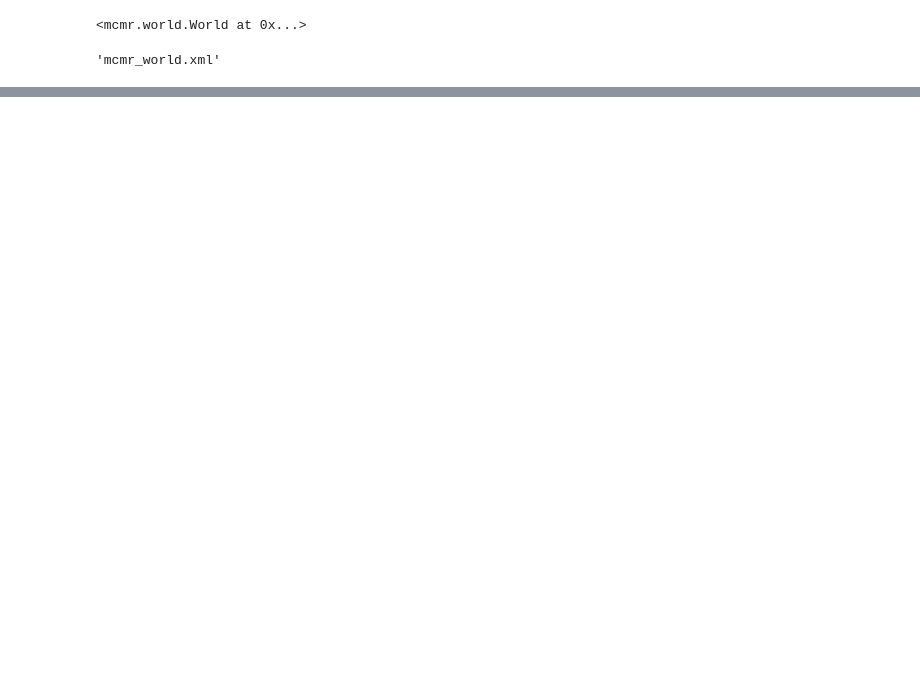
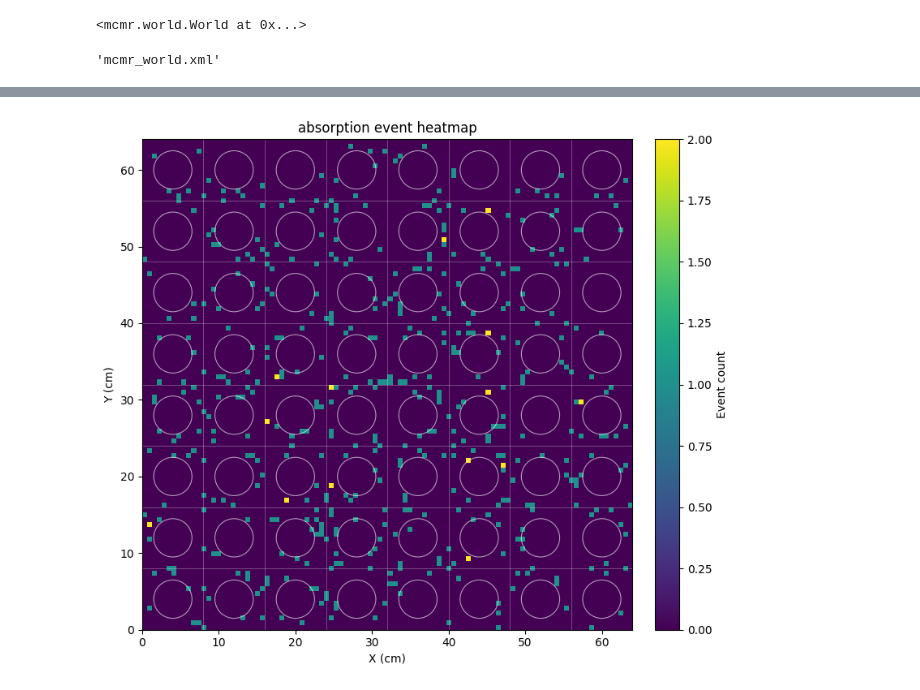
Before and after one commit to DrakinoTora/MCMR, a Jupyter notebook: demo/CE manual/manual.ipynb, the cells around one changed output, grey strips where cells are left out. Saved outputs shown, nothing was run; the diff lists cells and outputs as text; code cells hidden in the pictures; blank space fills up the shorter version.

```diff
--- a/demo/CE manual/manual.ipynb
+++ b/demo/CE manual/manual.ipynb
@@ -59,0 +58,4 @@ plotter.plot_trajectories(world_xml="mcmr_world.xml")
+# %%
+plotter.plot_absorption_heatmap(world_xml="mcmr_world.xml")
+# %% [output]
+[figure, added]
```
Also changed, not shown: parts of 3 cells of this notebook, 11 other files.
